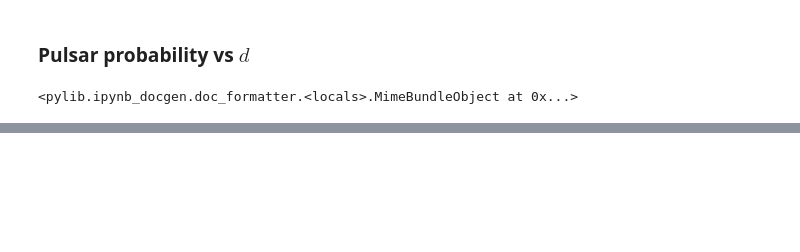
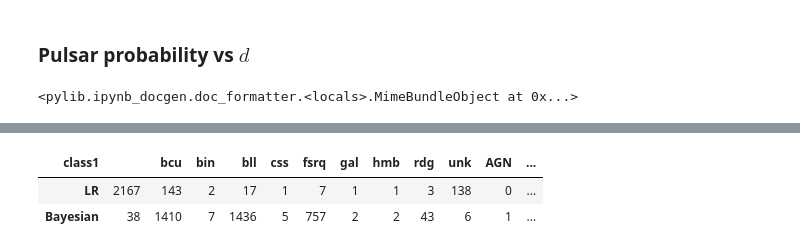
Before and after one commit to tburnett/srcpop_, a Jupyter notebook: ml_design.ipynb, the cells around one changed output, grey strips where cells are left out. Cells and saved outputs as stored; diff of their text form; code cells hidden in the pictures; blank space fills up the shorter version.

```diff
--- a/ml_design.ipynb
+++ b/ml_design.ipynb
@@ -82 +80,16 @@ Compare this with
 ... (4 outputs left out)
+# %%
+df = self.df.copy()
+
+df['lr_assoc'] = df.assoc_prob<0.8 #Bayesian association
+
+show(
+    pd.DataFrame(
+    [   pd.Series(df.query('lr_assoc==True').groupby('class1').size(), name='LR'),
+        pd.Series(df.query('lr_assoc==False').groupby('class1').size(), name='Bayesian'),
+    ]).fillna(0).astype(int)
+)
+# %% [output]
+| class1 |  | bcu | bin | bll | css | fsrq | gal | hmb | rdg | unk | AGN | ... |
+| LR | 2167 | 143 | 2 | 17 | 1 | 7 | 1 | 1 | 3 | 138 | 0 | ... |
+| Bayesian | 38 | 1410 | 7 | 1436 | 5 | 757 | 2 | 2 | 43 | 6 | 1 | ... |
```
Also changed, not shown: parts of 4 cells of this notebook, 21 other files.
